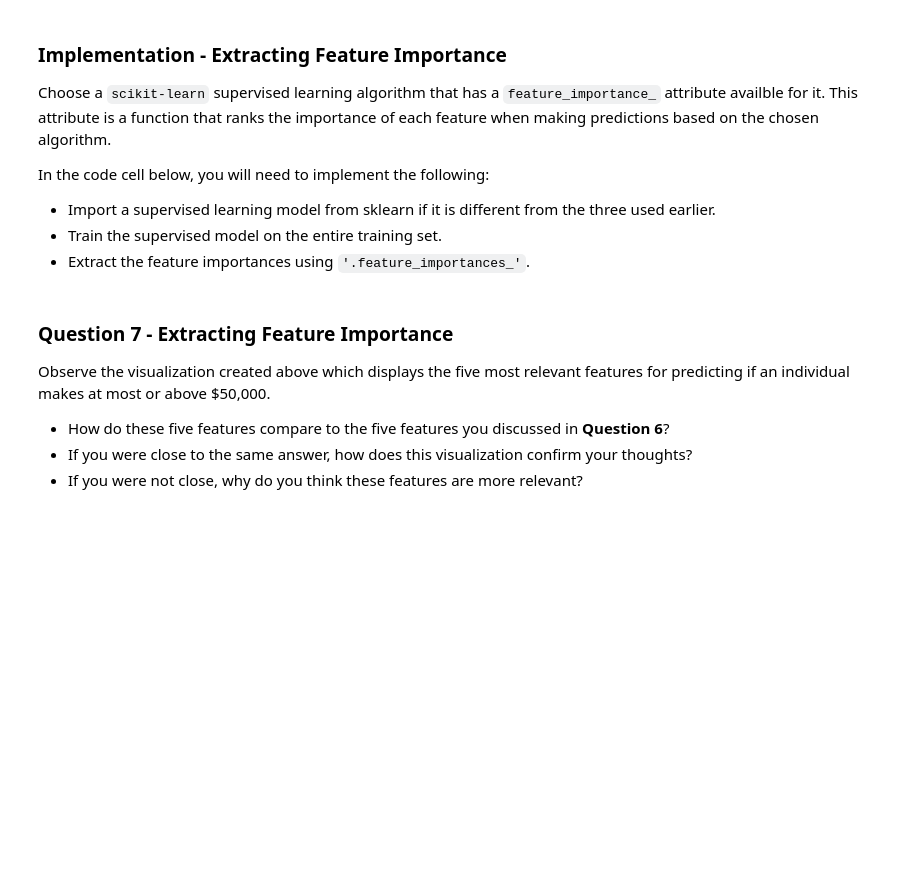
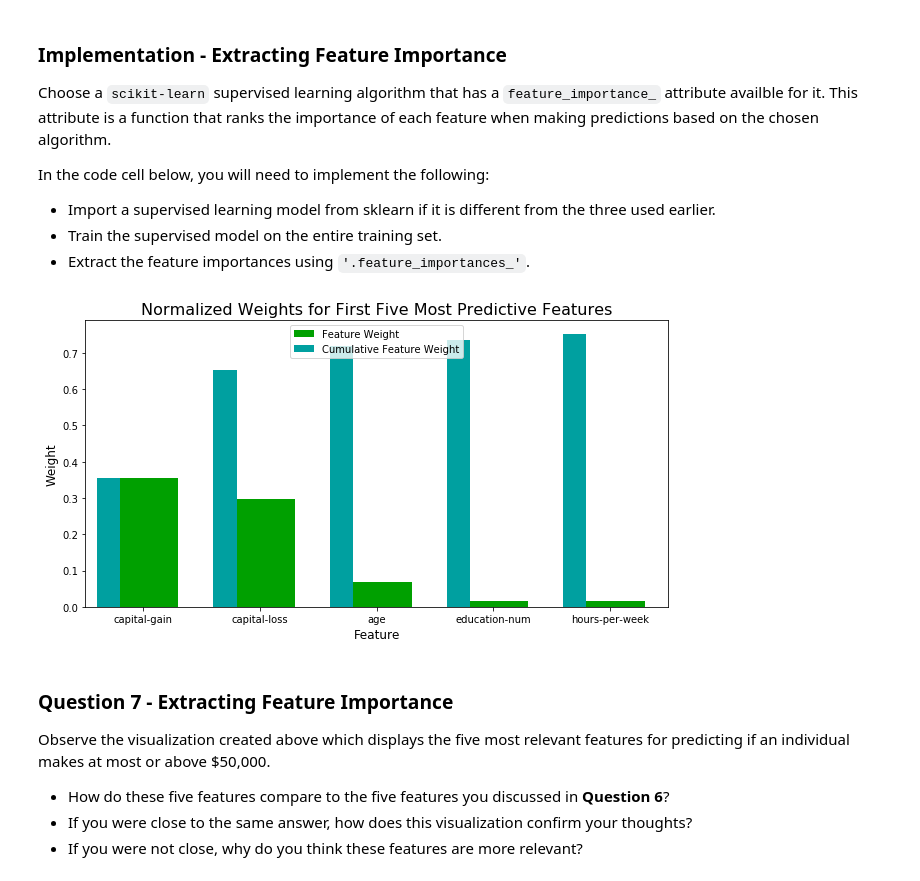
Before and after one commit to dungpt3003/machine-learning, a Jupyter notebook: projects/finding_donors/finding_donors.ipynb, the cells around one changed output. Cells and saved outputs as stored; diff of their text form; code cells hidden in the pictures; blank space fills up the shorter version.

```diff
--- a/projects/finding_donors/finding_donors.ipynb
+++ b/projects/finding_donors/finding_donors.ipynb
@@ -520,17 +542,19 @@ In the code cell below, you will need to implement the following:
  - Train the supervised model on the entire training set.
  - Extract the feature importances using `'.feature_importances_'`.
 # %%
-# TODO: Import a supervised learning model that has 'feature_importances_'
-
+# Import a supervised learning model that has 'feature_importances_'
+from sklearn.ensemble import AdaBoostClassifier
 
 # TODO: Train the supervised model on the training set using .fit(X_train, y_train)
-model = None
+model = AdaBoostClassifier(random_state=0,n_estimators=250).fit(X_train, y_train)
 
 # TODO: Extract the feature importances using .feature_importances_
-importances = None
+importances = model.feature_importances_
 
 # Plot
 vs.feature_plot(importances, X_train, y_train)
+# %% [output]
+[figure, added]
 # %% [markdown]
 ### Question 7 - Extracting Feature Importance
 
```
Also changed, not shown: parts of 7 cells of this notebook.
